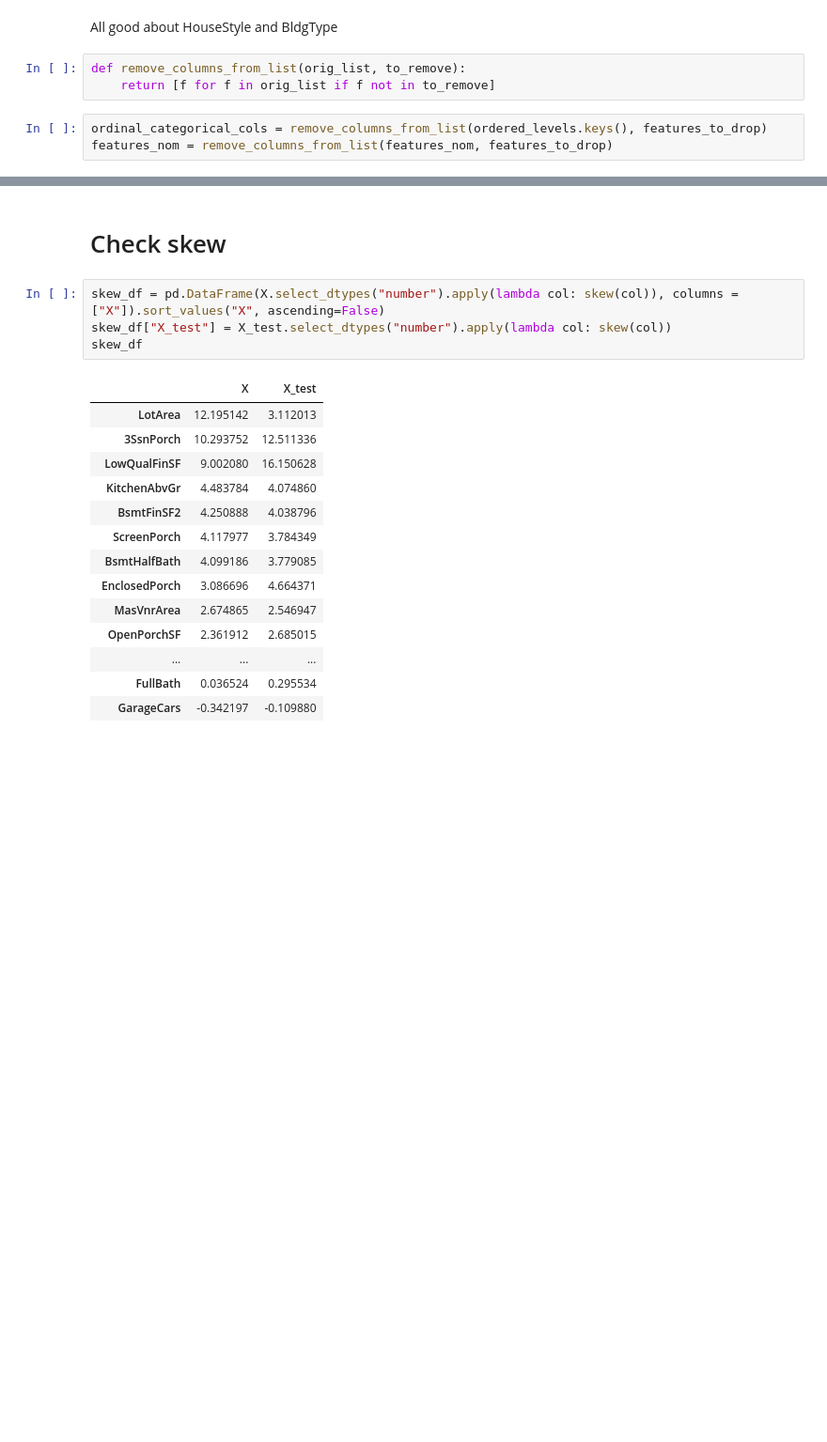
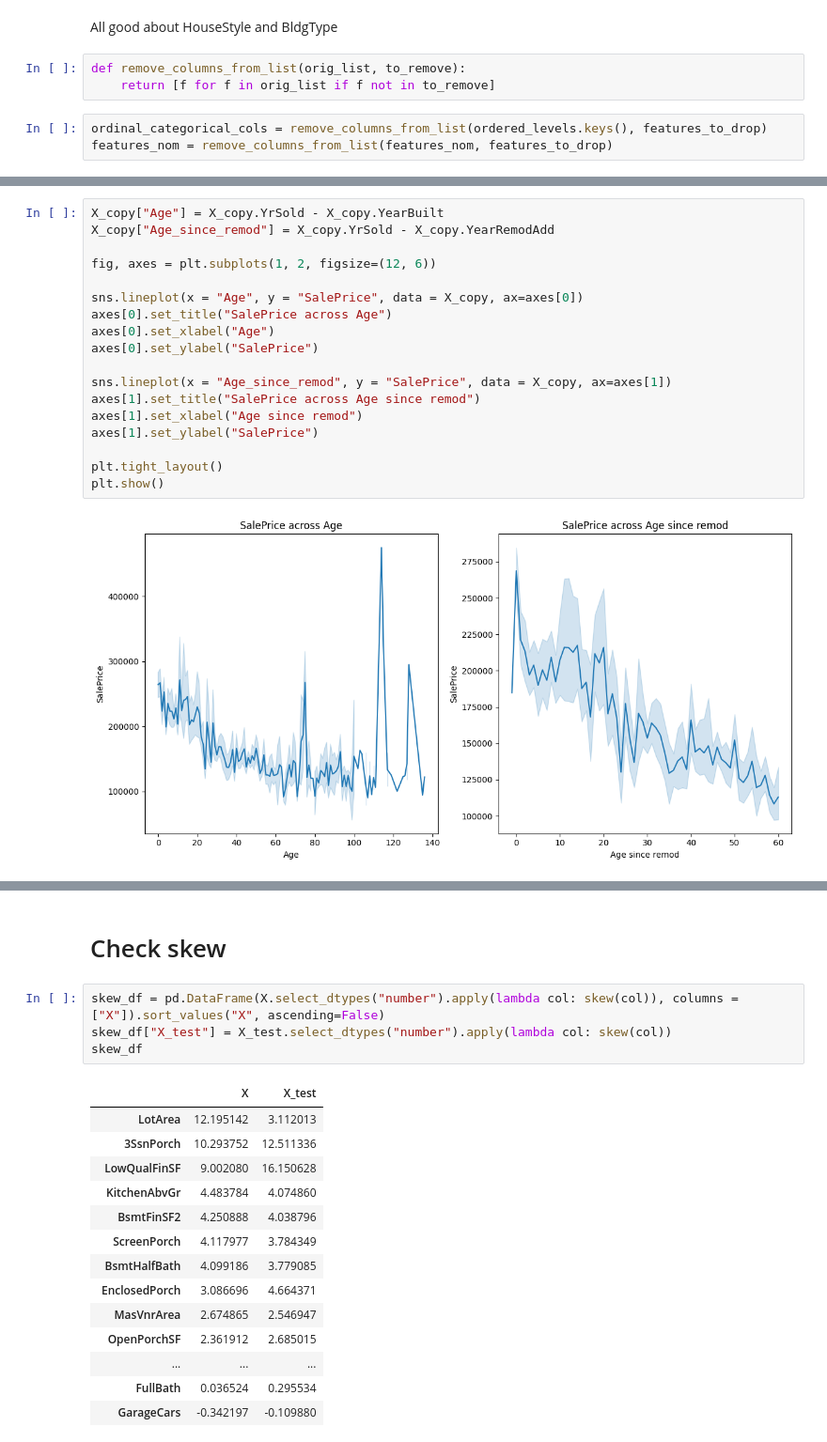
Before and after one commit to abhivij/housing_price_prediction, a Jupyter notebook: housing-price-prediction-part-2-exploratory.ipynb, the cells around one changed output, grey strips where cells are left out. Shown at 94% size. Saved outputs shown, nothing was run; the diff lists cells and outputs as text; blank space fills up the shorter version.

```diff
--- a/housing-price-prediction-part-2-exploratory.ipynb
+++ b/housing-price-prediction-part-2-exploratory.ipynb
@@ -1103,0 +1179,20 @@ features_nom = remove_columns_from_list(features_nom, features_to_drop)
+# %%
+X_copy["Age"] = X_copy.YrSold - X_copy.YearBuilt
+X_copy["Age_since_remod"] = X_copy.YrSold - X_copy.YearRemodAdd
+
+fig, axes = plt.subplots(1, 2, figsize=(12, 6))
+
+sns.lineplot(x = "Age", y = "SalePrice", data = X_copy, ax=axes[0])
+axes[0].set_title("SalePrice across Age")
+axes[0].set_xlabel("Age")
+axes[0].set_ylabel("SalePrice")
+
+sns.lineplot(x = "Age_since_remod", y = "SalePrice", data = X_copy, ax=axes[1])
+axes[1].set_title("SalePrice across Age since remod")
+axes[1].set_xlabel("Age since remod")
+axes[1].set_ylabel("SalePrice")
+
+plt.tight_layout()
+plt.show()
+# %% [output]
+[figure, added]
```
Also changed, not shown: parts of 66 cells of this notebook.
